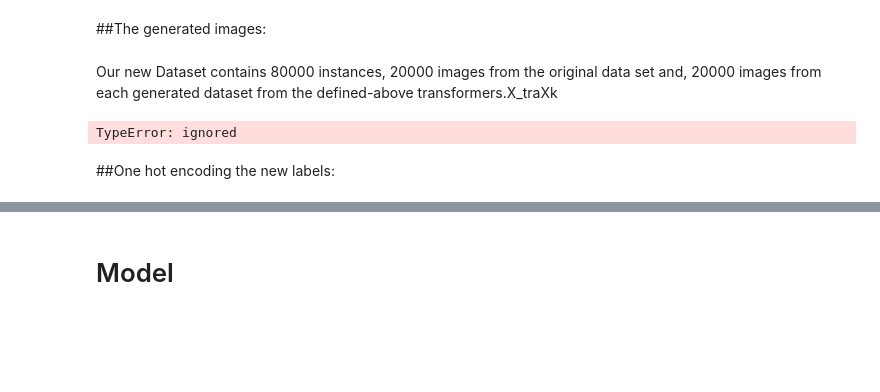
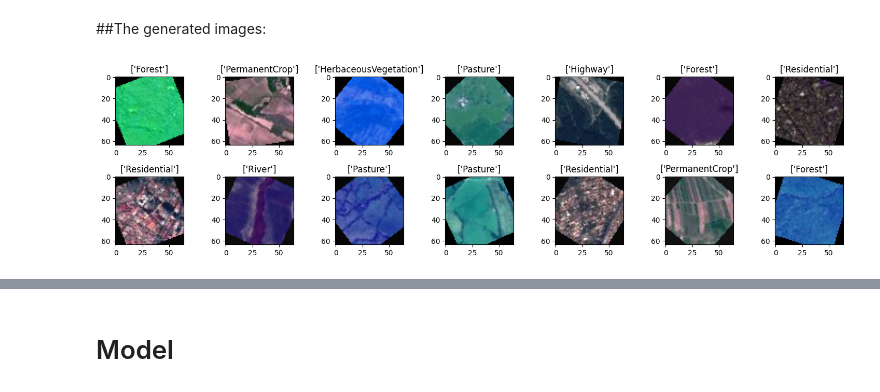
Before and after one commit to ohalilou/ml-student, a Jupyter notebook: Project/Land_Cover_Project.ipynb, the cells around one changed output, grey strips where cells are left out. Drawn from its saved outputs; the diff is of its cells as text; code cells hidden in the pictures; blank space fills up the shorter version.

```diff
--- a/Project/Land_Cover_Project.ipynb
+++ b/Project/Land_Cover_Project.ipynb
@@ -153,14 +137,3 @@ class CustomDataset(Dataset):
 # %%
-transform1 = transforms.Compose([
-    transforms.ToPILImage(),
-    transforms.RandomHorizontalFlip(),
-    transforms.RandomRotation(30),
-    transforms.ToTensor(),
-])
-transform2 = transforms.Compose([
-    transforms.ToPILImage(),
-    transforms.RandomVerticalFlip(),
-    transforms.RandomRotation(60),
-    transforms.ToTensor(),
-])
-# transform3 = transforms.ColorJitter(contrast=0.5)
+X_train_augmented1 = np.array([data_augmentation(image) for image in X_train])
+X_train_augmented2 = np.array([data_augmentation2(image) for image in X_train])
@@ -174,9 +140,13 @@ concatenated_dataset = ConcatDataset([original_dataset, augmented_dataset1, augm
-# %% [markdown]
-Our new Dataset contains 80000 instances, 20000 images from the original data set and, 20000 images from each generated dataset from the defined-above transformers.X_traXk
-# %%
-X_train_new = torch.stack([sample['image'] for sample in concatenated_dataset])
-y_train_new = torch.stack([sample['label'] for sample in concatenated_dataset])
-# %% [output]
-TypeError: ignored
-# %% [markdown]
-##One hot encoding the new labels:
+# %%
+X_train_new = np.concatenate([X_train, X_train_augmented1, X_train_augmented2], axis=0)
+# %%
+y_train_new = np.concatenate([y_train, y_train, y_train], axis=0)
+# %%
+fig, axes = plt.subplots(2, 7, figsize=(15, 4))
+axes = axes.ravel()
+for i in range(14):
+    axes[i].imshow(X_train_new[i+40000])
+    axes[i].set_title(y_train_new[i+40000])
+plt.tight_layout()
+# %% [output]
+[figure, added]
```
Also changed, not shown: parts of 10 cells of this notebook.
